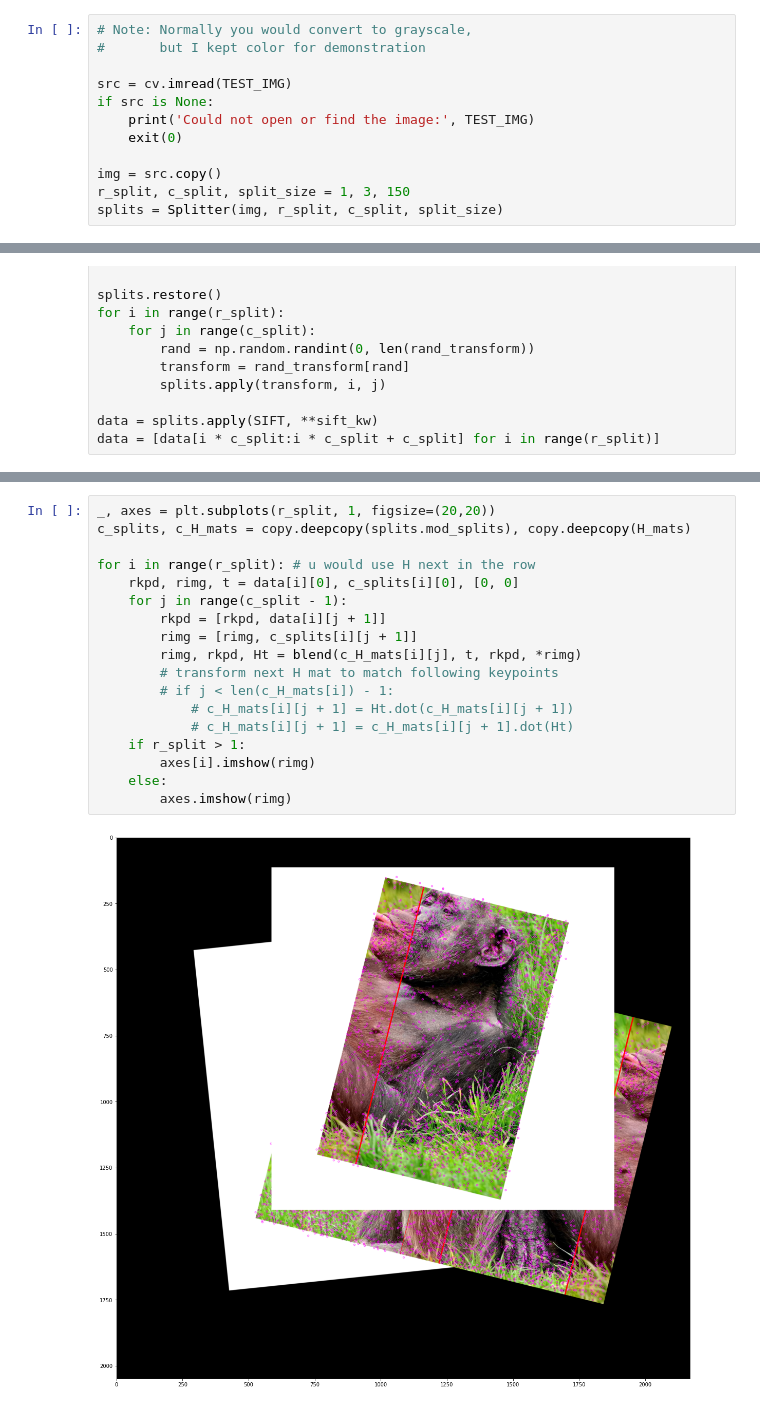
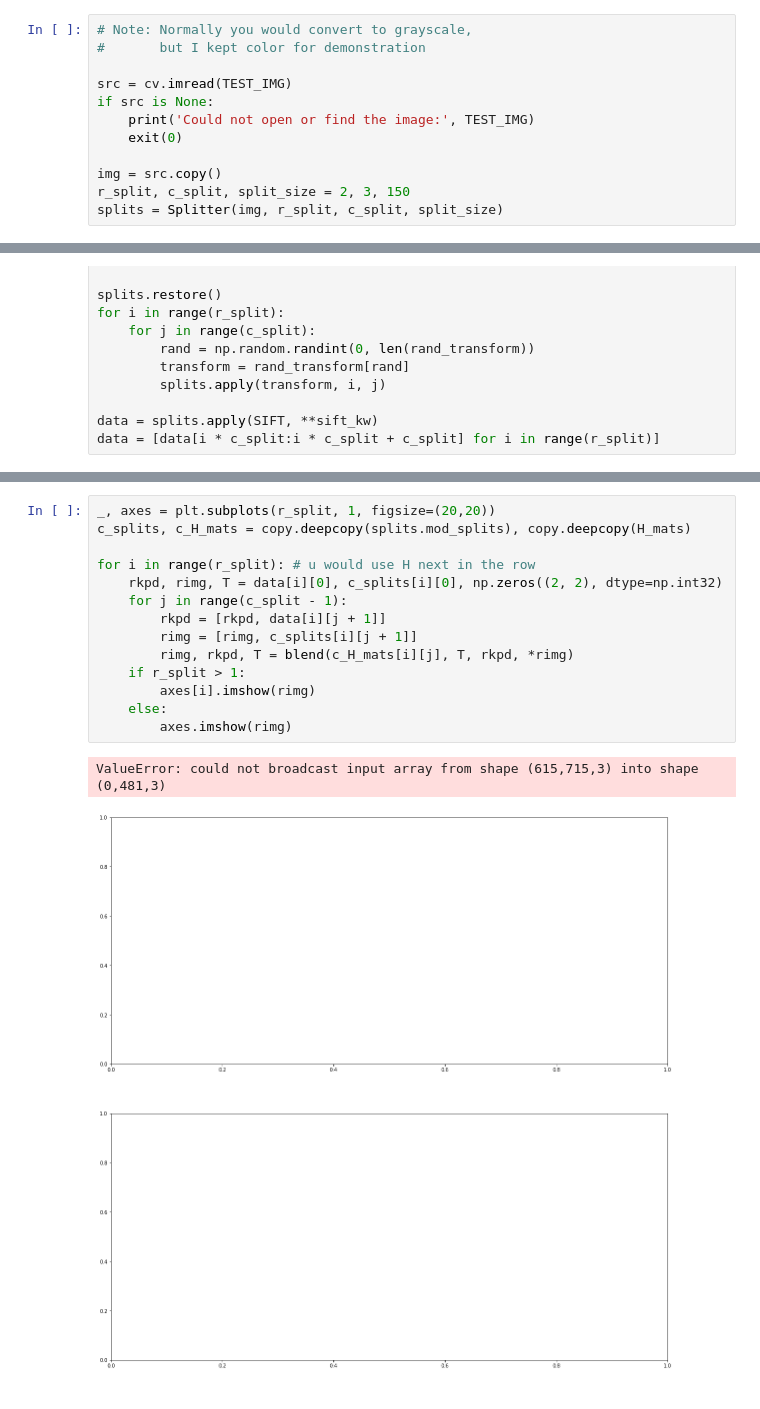
Before and after one commit to WTS012201/CompVis, a Jupyter notebook: ImageStitching/stitching.ipynb, the cells around one changed output, grey strips where cells are left out. Saved outputs shown, nothing was run; the diff lists cells and outputs as text.

```diff
--- a/ImageStitching/stitching.ipynb
+++ b/ImageStitching/stitching.ipynb
@@ -19,7 +19,7 @@ if src is None:
     exit(0)
 
 img = src.copy()
-r_split, c_split, split_size = 1, 3, 150
+r_split, c_split, split_size = 2, 3, 150
 splits = Splitter(img, r_split, c_split, split_size)
 # %%
 splits.draw_splits(rects=True, alpha=0.15, mod_orig=True)
@@ -222,20 +227,17 @@ for i, s_row in enumerate(c_splits):
 # %%
 _, axes = plt.subplots(r_split, 1, figsize=(20,20))
 c_splits, c_H_mats = copy.deepcopy(splits.mod_splits), copy.deepcopy(H_mats)
 
 for i in range(r_split): # u would use H next in the row
-    rkpd, rimg, t = data[i][0], c_splits[i][0], [0, 0]
+    rkpd, rimg, T = data[i][0], c_splits[i][0], np.zeros((2, 2), dtype=np.int32)
     for j in range(c_split - 1):
         rkpd = [rkpd, data[i][j + 1]]
         rimg = [rimg, c_splits[i][j + 1]]
-        rimg, rkpd, Ht = blend(c_H_mats[i][j], t, rkpd, *rimg)
-        # transform next H mat to match following keypoints
-        # if j < len(c_H_mats[i]) - 1:
-            # c_H_mats[i][j + 1] = Ht.dot(c_H_mats[i][j + 1])
-            # c_H_mats[i][j + 1] = c_H_mats[i][j + 1].dot(Ht)
+        rimg, rkpd, T = blend(c_H_mats[i][j], T, rkpd, *rimg)
     if r_split > 1:
         axes[i].imshow(rimg)
     else:
         axes.imshow(rimg)
 # %% [output]
+ValueError: could not broadcast input array from shape (615,715,3) into shape (0,481,3)
-[figure, old version]
+[figure, new version]
```
Also changed, not shown: parts of 4 cells of this notebook.
